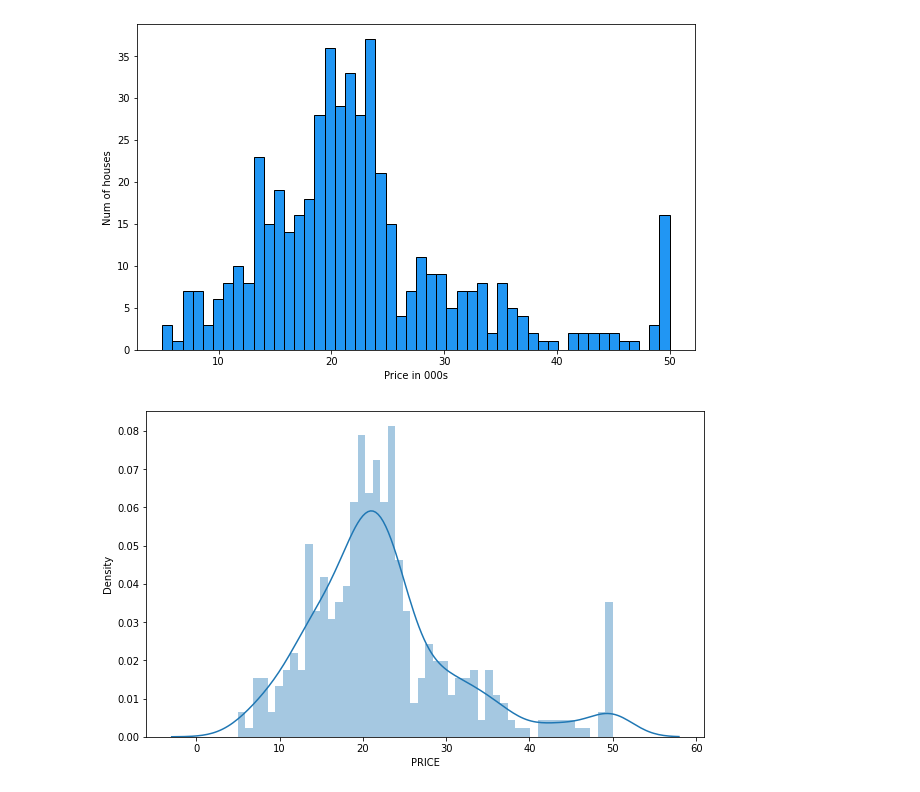
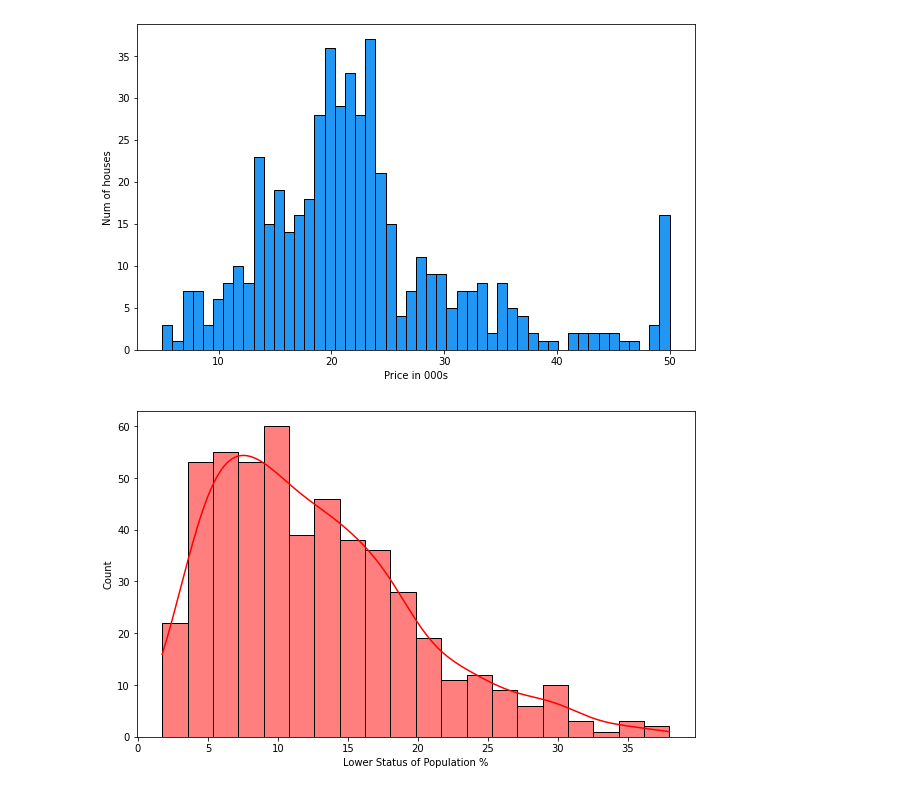
Before and after one commit to marb61a/Data-Science-Projects, a Jupyter notebook: Multivariate_Regression/multivariate_regression.ipynb, the cells around one changed output. Drawn from its saved outputs; the diff is of its cells as text; code cells hidden in the pictures.

Commit message:
Updated notebook with visualizations

```diff
--- a/Multivariate_Regression/multivariate_regression.ipynb
+++ b/Multivariate_Regression/multivariate_regression.ipynb
@@ -212,9 +212,11 @@ plt.show()
 # %% [output]
 [figure]
 # %%
-# Create distplot for PRICE
+# Creat distplot for LSTAT
 plt.figure(figsize=(10, 6))
-sns.distplot(data['PRICE'], bins=50);
+sns.histplot(data['LSTAT'], bins=20, kde=True, color='red');
+plt.xlabel('Lower Status of Population %')
+plt.ylabel('Count')
 plt.show();
 # %% [output]
-[figure, old version]
+[figure, new version]
```
Also changed, not shown: parts of 5 cells of this notebook.
